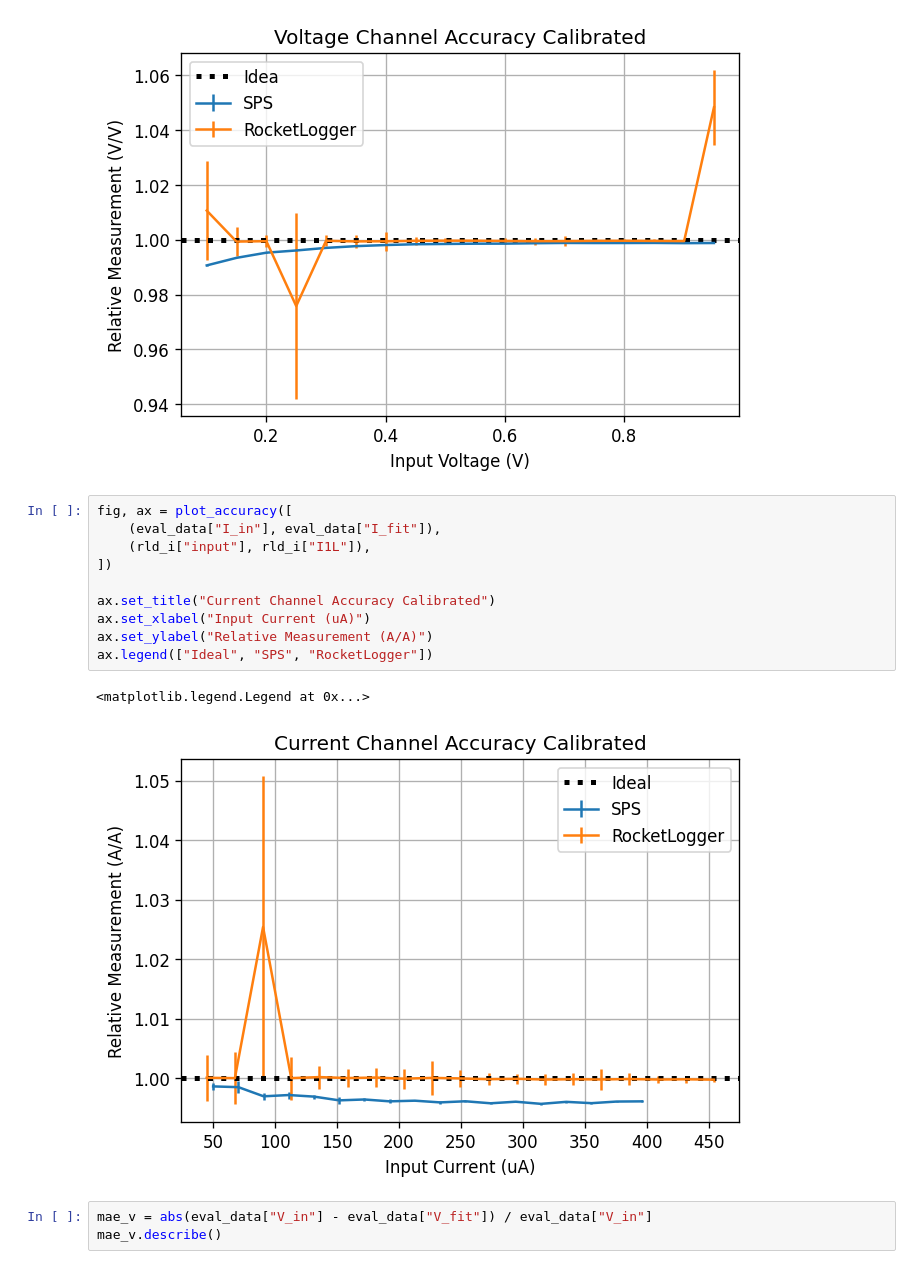
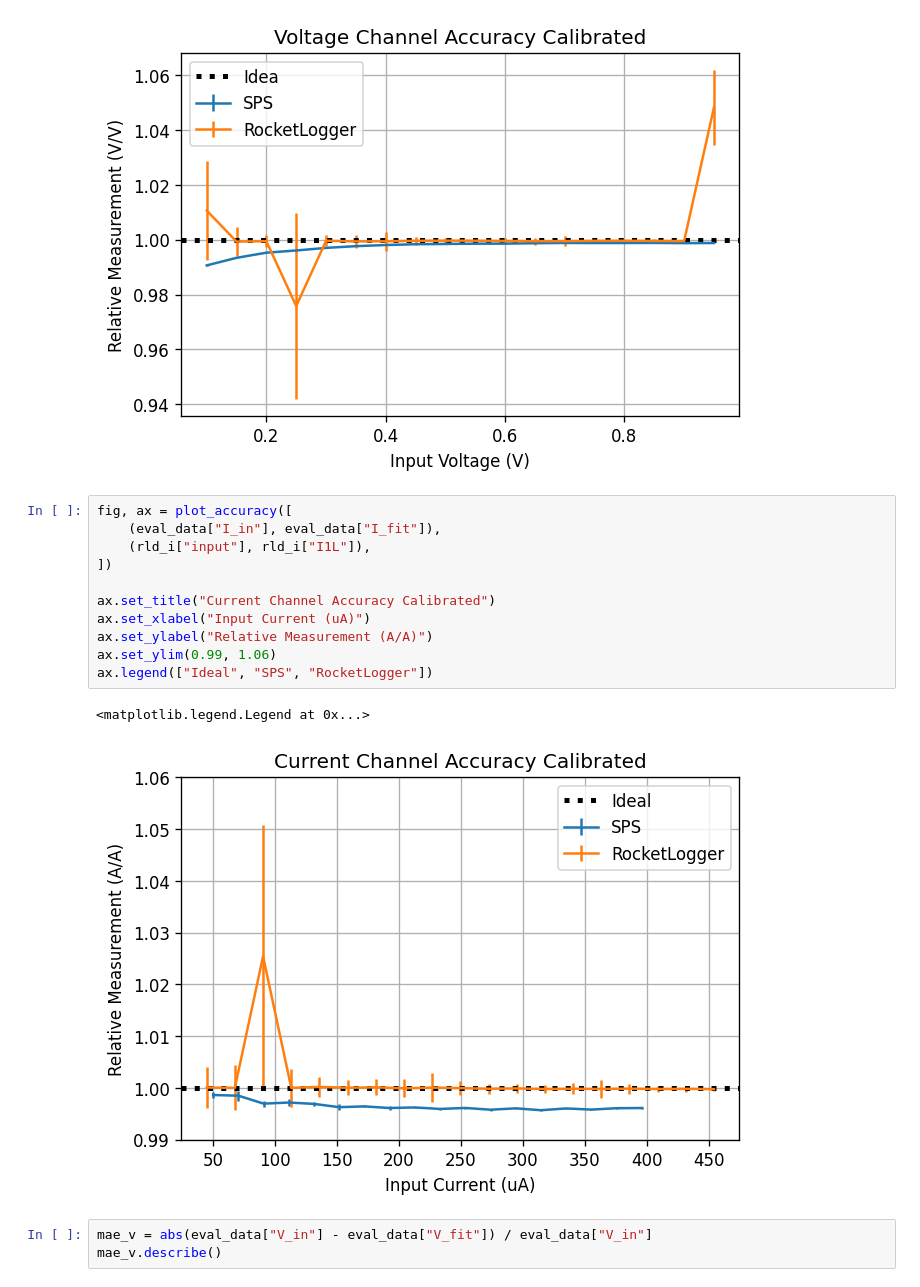
Before and after one commit to jlab-sensing/soil-power-sensor-calibration, a Jupyter notebook: calibration.ipynb, the cells around one changed output. Cells and saved outputs as stored; diff of their text form.

```diff
--- a/calibration.ipynb
+++ b/calibration.ipynb
@@ -248,16 +250,17 @@ ax.legend(["Idea", "SPS", "RocketLogger"])
 # %%
 fig, ax = plot_accuracy([
     (eval_data["I_in"], eval_data["I_fit"]),
     (rld_i["input"], rld_i["I1L"]),
 ])
 
 ax.set_title("Current Channel Accuracy Calibrated")
 ax.set_xlabel("Input Current (uA)")
 ax.set_ylabel("Relative Measurement (A/A)")
+ax.set_ylim(0.99, 1.06)
 ax.legend(["Ideal", "SPS", "RocketLogger"])
 # %% [output]
 <matplotlib.legend.Legend at 0x...>
-[figure, old version]
+[figure, new version]
 # %%
 mae_v = abs(eval_data["V_in"] - eval_data["V_fit"]) / eval_data["V_in"]
 mae_v.describe()
```
Also changed, not shown: parts of 4 cells of this notebook.
